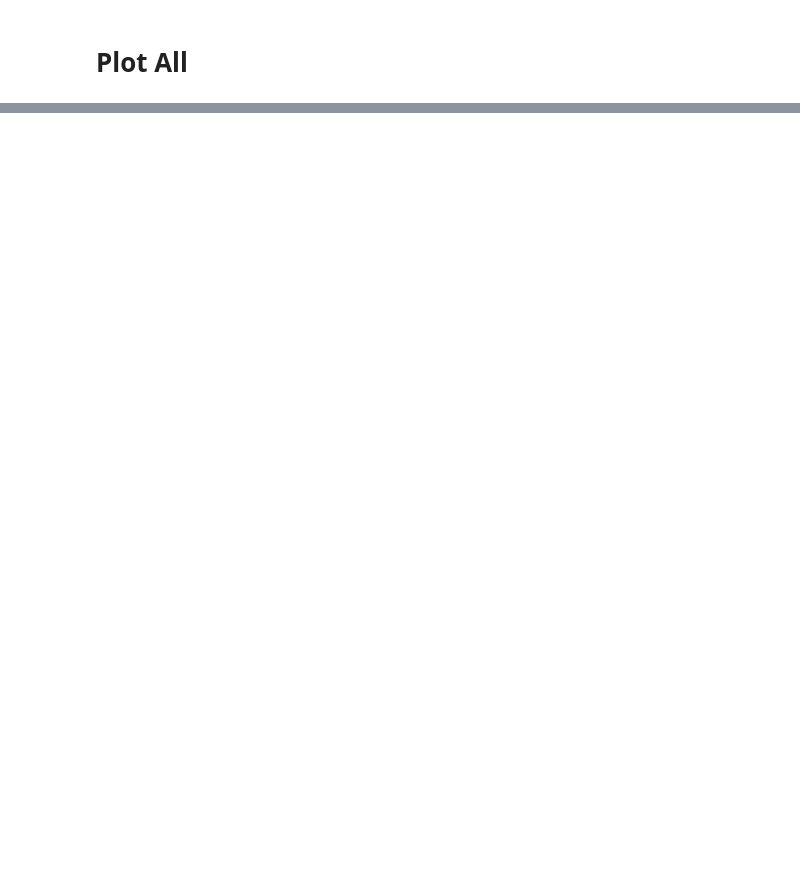
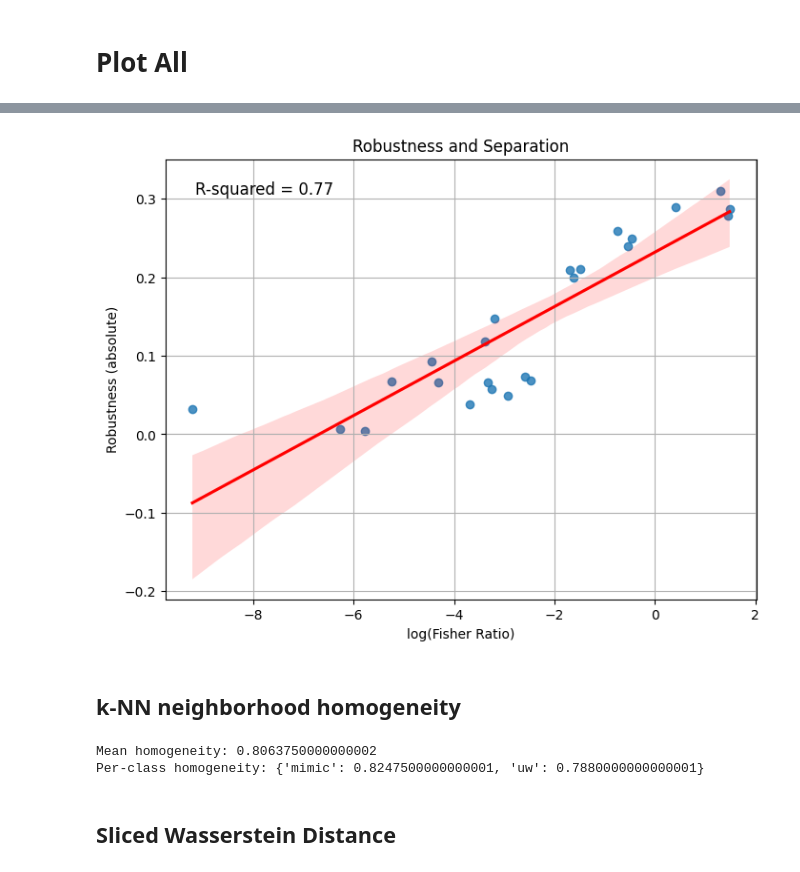
Before and after one commit to LinguisticAnomalies/DeconDTN, a Jupyter notebook: notebooks_xiruo/[explain] Hidden Spaces.ipynb, the cells around one changed output, grey strips where cells are left out. Drawn from its saved outputs; the diff is of its cells as text; code cells hidden in the pictures; blank space fills up the shorter version.

```diff
--- a/notebooks_xiruo/[explain] Hidden Spaces.ipynb
+++ b/notebooks_xiruo/[explain] Hidden Spaces.ipynb
@@ -755,0 +1131,26 @@ GDRO
+# %%
+
+# 2. Perform linear regression and get R-squared
+x = np.log(df['fisher_ratio'])
+y = df['robustness']
+
+slope, intercept, r_value, p_value, std_err = stats.linregress(x, y)
+r_squared = r_value**2
+
+# 3. Plot the data and regression line using Seaborn
+plt.figure(figsize=(8, 6))
+sns.regplot(x=x, y=y, ci=95, line_kws={'color': 'red'})
+
+# 4. Add the R-squared value to the plot
+plt.text(x=0.05, y=0.95, s=f'R-squared = {r_squared:.2f}', transform=plt.gca().transAxes, fontsize=12, verticalalignment='top')
+
+# 5. Customize the plot
+plt.title('Robustness and Separation')
+plt.xlabel('log(Fisher Ratio)')
+plt.ylabel('Robustness (absolute)')
+plt.grid(True)
+plt.show()
+# %% [output]
+[figure, added]
+# %% [markdown]
+## k-NN neighborhood homogeneity
@@ -755,0 +1223,10 @@ GDRO
+# %%
+result = knn_homogeneity(array_hidden, z_Categories=dfs['test'][domain_col], k=10)
+
+print("Mean homogeneity:", result["mean_homogeneity"])
+print("Per-class homogeneity:", result["per_class_homogeneity"])
+# %% [output]
+Mean homogeneity: 0.8063750000000002
+Per-class homogeneity: {'mimic': 0.8247500000000001, 'uw': 0.7880000000000001}
+# %% [markdown]
+## Sliced Wasserstein Distance
```
Also changed, not shown: parts of 37 cells of this notebook, 10 other files.
